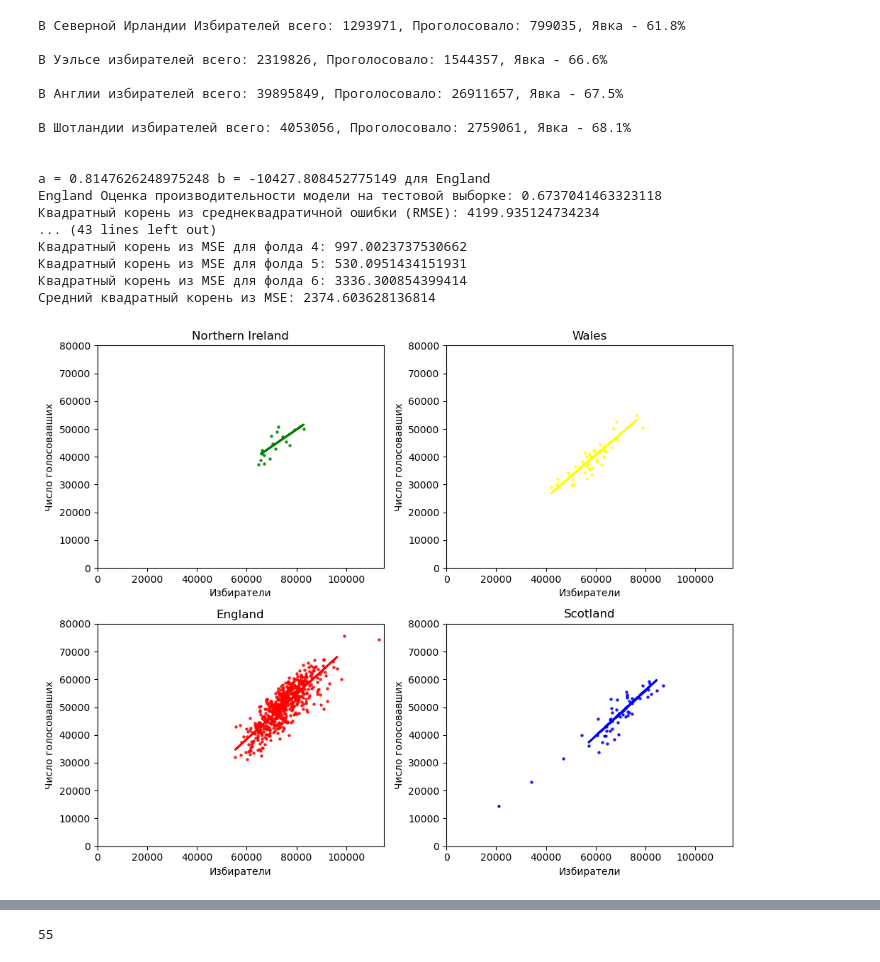
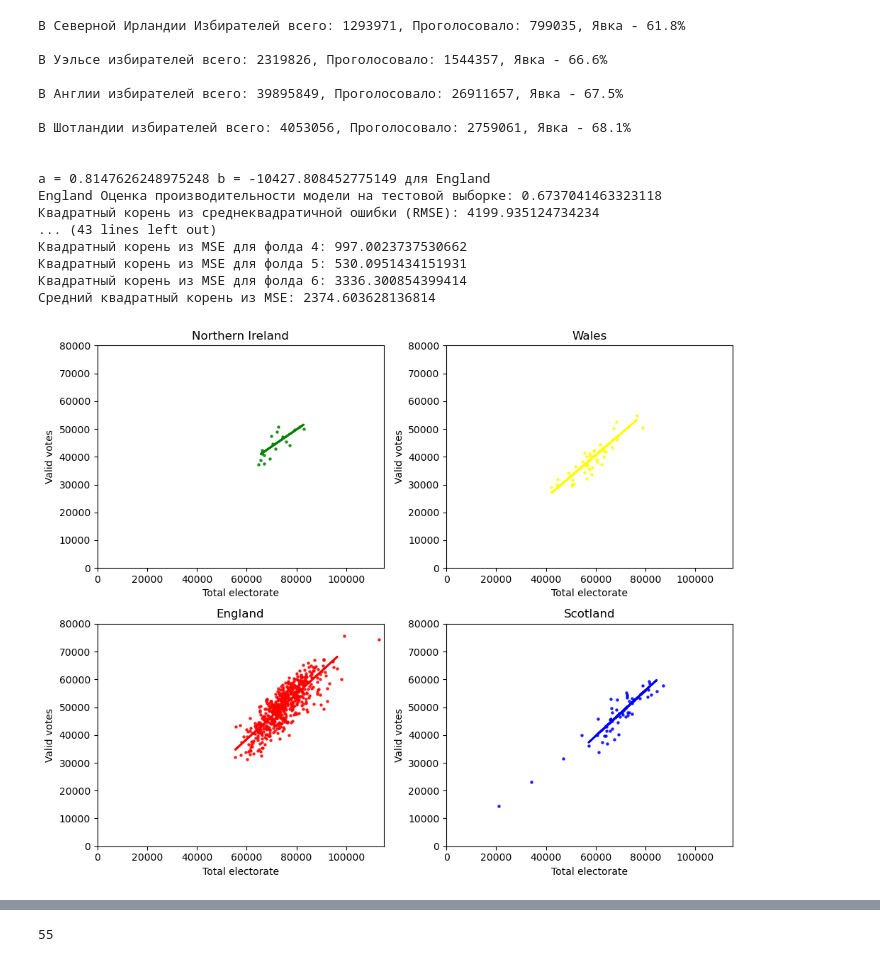
Before and after one commit to SadykovArt/StatPrak_6_sem, a Jupyter notebook: Project_group8.ipynb, the cells around one changed output, grey strips where cells are left out. Cells and saved outputs as stored; diff of their text form; code cells hidden in the pictures.

```diff
--- a/Project_group8.ipynb
+++ b/Project_group8.ipynb
@@ -84,6 +107,9 @@ from sklearn.linear_model import LinearRegression
 from sklearn.metrics import mean_squared_error
 import numpy as np
 import math
+file_path = "HoC-GE2019-results-by-constituency.csv"
+df = pd.read_csv(file_path)
+df['Country name']= df.iloc[:, 5].replace({'England':'red', 'Wales':'yellow', 'Scotland':'blue', 'Northern Ireland':'green'})
 NorthIr = df.loc[df['Country name'] == 'green']
 x_values = NorthIr.iloc[:, 14]
 y_values = NorthIr.iloc[:, 15]
@@ -121,12 +147,9 @@ def plot_distribution(data_array, subplot_num, name, clr):
                                                     random_state=41)
 
     model = LinearRegression()
-
     model.fit(x_train, y_train)
     a = model.coef_[0]
     b = model.intercept_
-
-    # Вывод коэффициентов регрессии
     print(f"\n\na = {a} b = {b} для {name}")
     score = model.score(x_test, y_test)
     print(f"{name} Оценка производительности модели на тестовой выборке: {score}")
@@ -150,41 +173,40 @@ def plot_distribution(data_array, subplot_num, name, clr):
     plt.subplot(2, 2, subplot_num)
     plt.scatter(x_values, y_values, s=5, alpha=0.8, c = clr)
 
-    # Построение линии регрессии
     plt.plot(x_train, model.predict(x_train), color=clr, linewidth=2)
 
     plt.xlim(0, 115000)
     plt.ylim(0, 80000)
-    plt.xlabel('Избиратели')
-    plt.ylabel('Число голосовавших')
+    plt.xlabel('Total electorate')
+    plt.ylabel('Valid votes')
     plt.title(name)
 
 plt.figure(figsize=(10, 8))
 plot_distribution(england, 3, 'England', 'Red')
 plot_distribution(scotland, 4, 'Scotland', 'Blue')
 plot_distribution(wales, 2, 'Wales', 'Yellow')
 plot_distribution(NorthIr, 1, 'Northern Ireland', 'Green')
 plt.tight_layout()
 plt.show()
 # %% [output]
 В Северной Ирландии Избирателей всего: 1293971, Проголосовало: 799035, Явка - 61.8%
 
 В Уэльсе избирателей всего: 2319826, Проголосовало: 1544357, Явка - 66.6%
 
 В Англии избирателей всего: 39895849, Проголосовало: 26911657, Явка - 67.5%
 
 В Шотландии избирателей всего: 4053056, Проголосовало: 2759061, Явка - 68.1%
 
 
 a = 0.8147626248975248 b = -10427.808452775149 для England
 England Оценка производительности модели на тестовой выборке: 0.6737041463323118
 Квадратный корень из среднеквадратичной ошибки (RMSE): 4199.935124734234
 ... (43 lines left out)
 Квадратный корень из MSE для фолда 4: 997.0023737530662
 Квадратный корень из MSE для фолда 5: 530.0951434151931
 Квадратный корень из MSE для фолда 6: 3336.300854399414
 Средний квадратный корень из MSE: 2374.603628136814
-[figure, old version]
+[figure, new version]
 # %%
 borough = df.loc[df['Constituency type'] == 'Borough']
 x_values = borough.iloc[:, 14]
```
Also changed, not shown: parts of 6 cells of this notebook.
